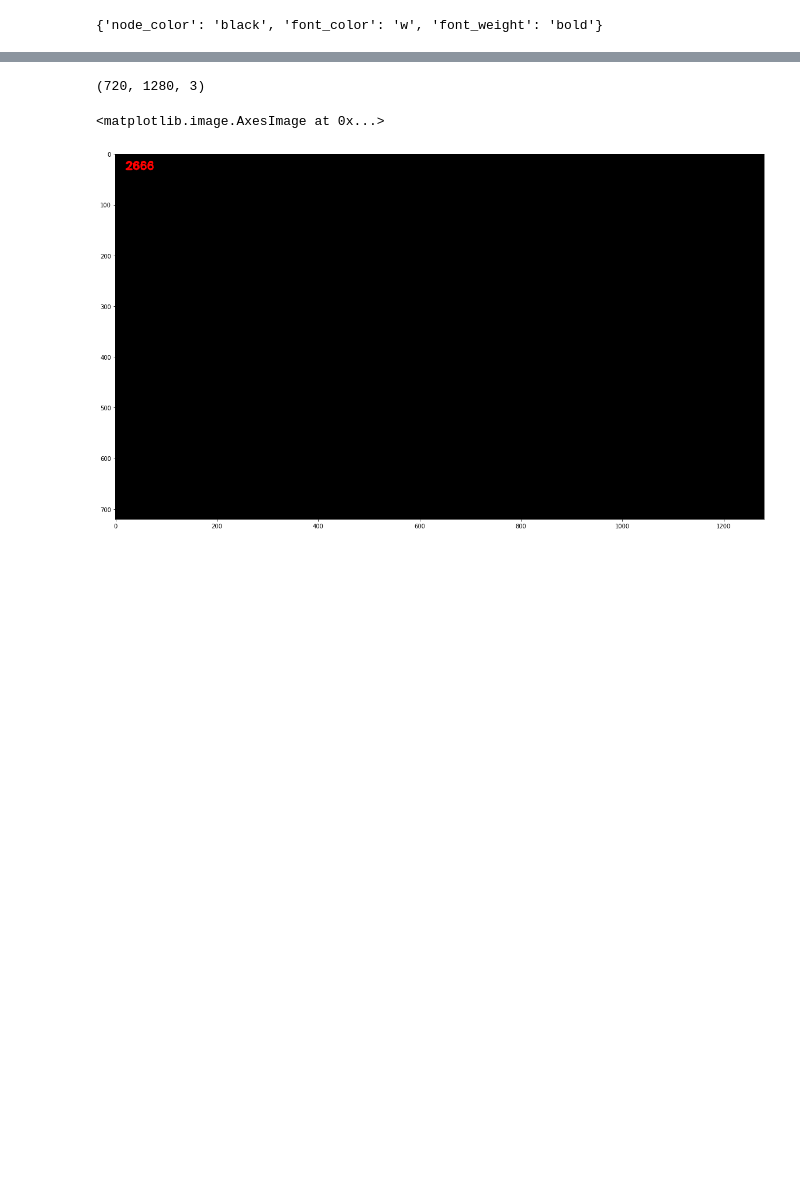
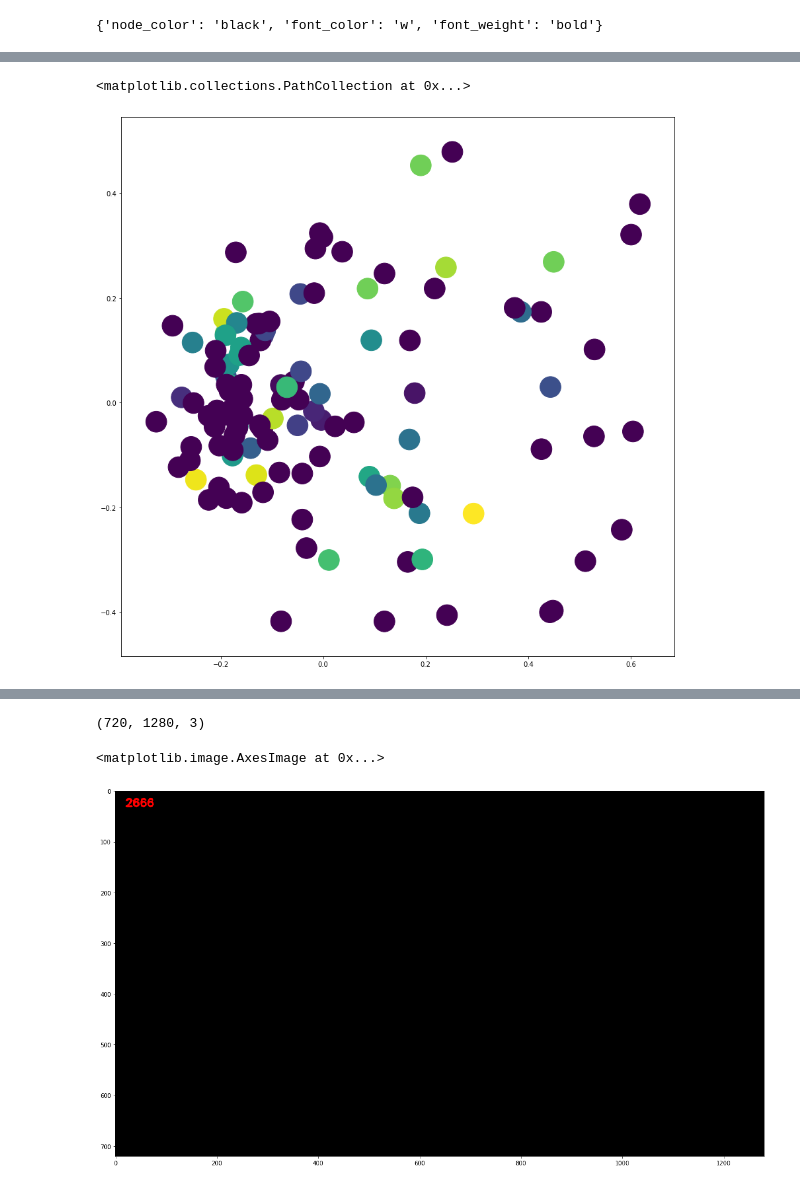
Before and after one commit to IgorHoholko/clustering, a Jupyter notebook: Untitled.ipynb, the cells around one changed output, grey strips where cells are left out. Saved outputs shown, nothing was run; the diff lists cells and outputs as text; code cells hidden in the pictures; blank space fills up the shorter version.

```diff
--- a/Untitled.ipynb
+++ b/Untitled.ipynb
@@ -296,0 +328,30 @@ NameError: name 'A' is not defined
+# %%
+def labels_from_G(G):
+    N = G.AM.shape[0]
+    labels = np.zeros(N)
+    verts = set(np.arange(N))
+    j = 0
+
+    while verts:
+        v = verts.pop()
+        idxs = utils.bfs_components(G, v)
+        labels[idxs] = j
+        j += 1
+        verts = verts - set(idxs)
+
+    return array(labels, dtype = np.int)
+# %%
+colors = labels_from_G(L.G)
+# %%
+centers = L.SubClusters.centers
+# %%
+model = TSNE(3, metric='cosine')
+# model = PCA(2)
+points = model.fit_transform(centers)
+# %%
+plt.figure(figsize=(15, 15))
+
+plt.scatter(*zip(*points), c = colors , s = 1000)
+# %% [output]
+<matplotlib.collections.PathCollection at 0x...>
+[figure, added]
```
Also changed, not shown: parts of 24 cells of this notebook, 3 other files.
